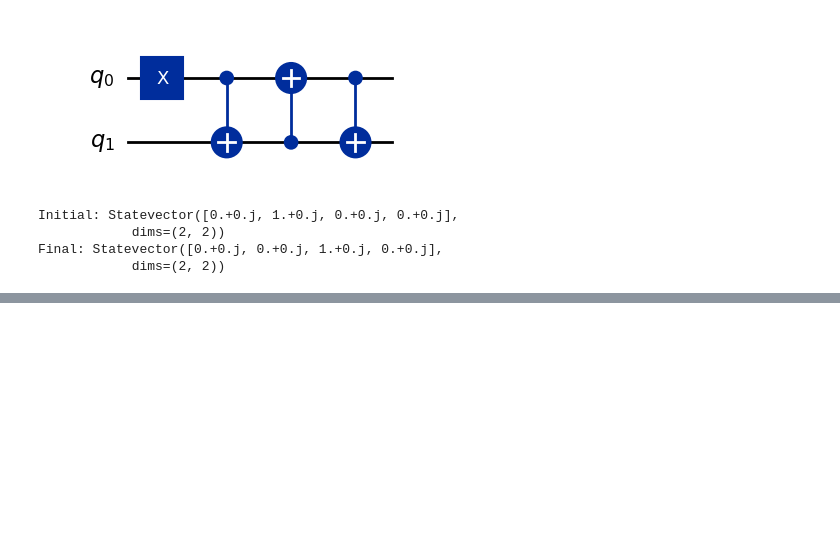
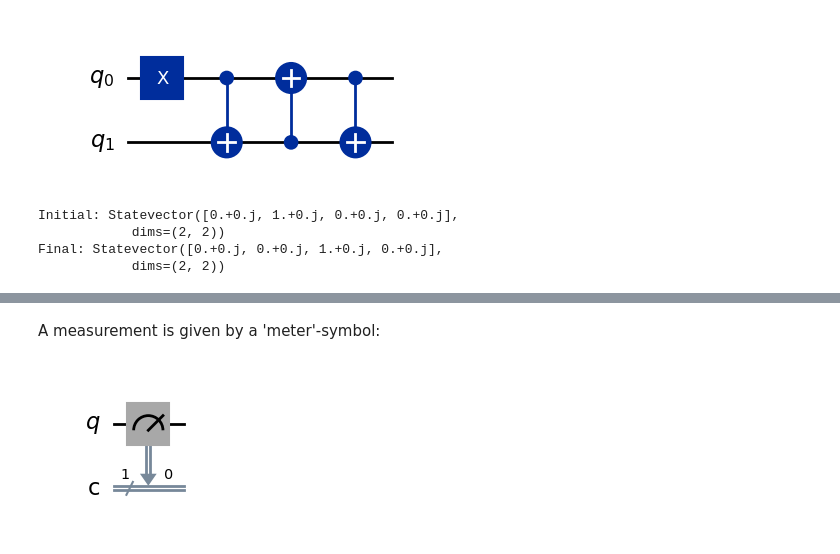
Before and after one commit to preimitz/QuantumComp-QuantumInfo, a Jupyter notebook: chapters/01_Intro_and_Overview/01_Introduction_and_Overview.ipynb, the cells around one changed output, grey strips where cells are left out. Saved outputs shown, nothing was run; the diff lists cells and outputs as text; code cells hidden in the pictures; blank space fills up the shorter version.

Commit message:
ch01- reached 'quantum algorithm' part

```diff
--- a/chapters/01_Intro_and_Overview/01_Introduction_and_Overview.ipynb
+++ b/chapters/01_Intro_and_Overview/01_Introduction_and_Overview.ipynb
@@ -297,0 +313,11 @@ Final: Statevector([0.+0.j, 0.+0.j, 1.+0.j, 0.+0.j],
+# %% [markdown]
+A measurement is given by a 'meter'-symbol:
+# %%
+qcm = QuantumCircuit(1,1)
+
+qcm.measure(0,0)
+
+# Draw the circuit
+qcm.draw('mpl')
+# %% [output]
+[figure, added]
```
Also changed, not shown: parts of 8 cells of this notebook.
